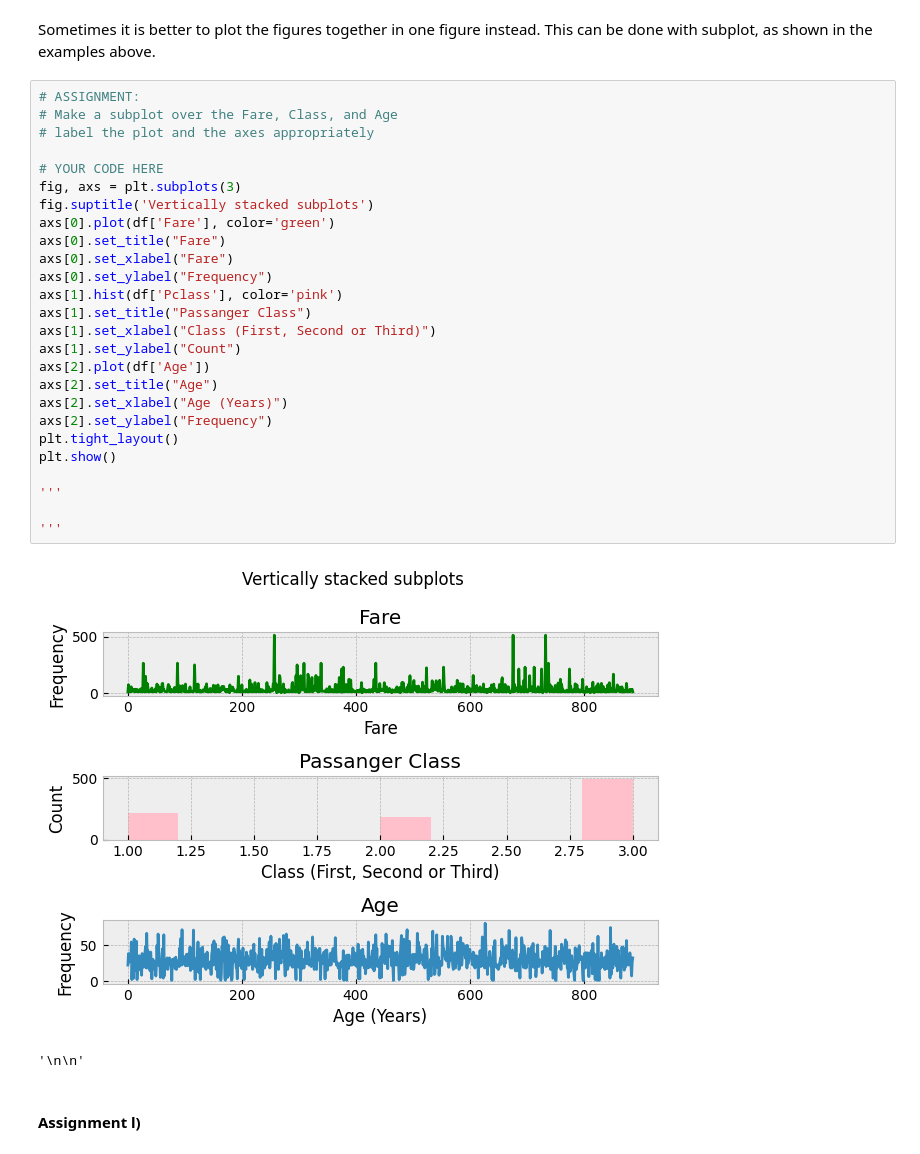
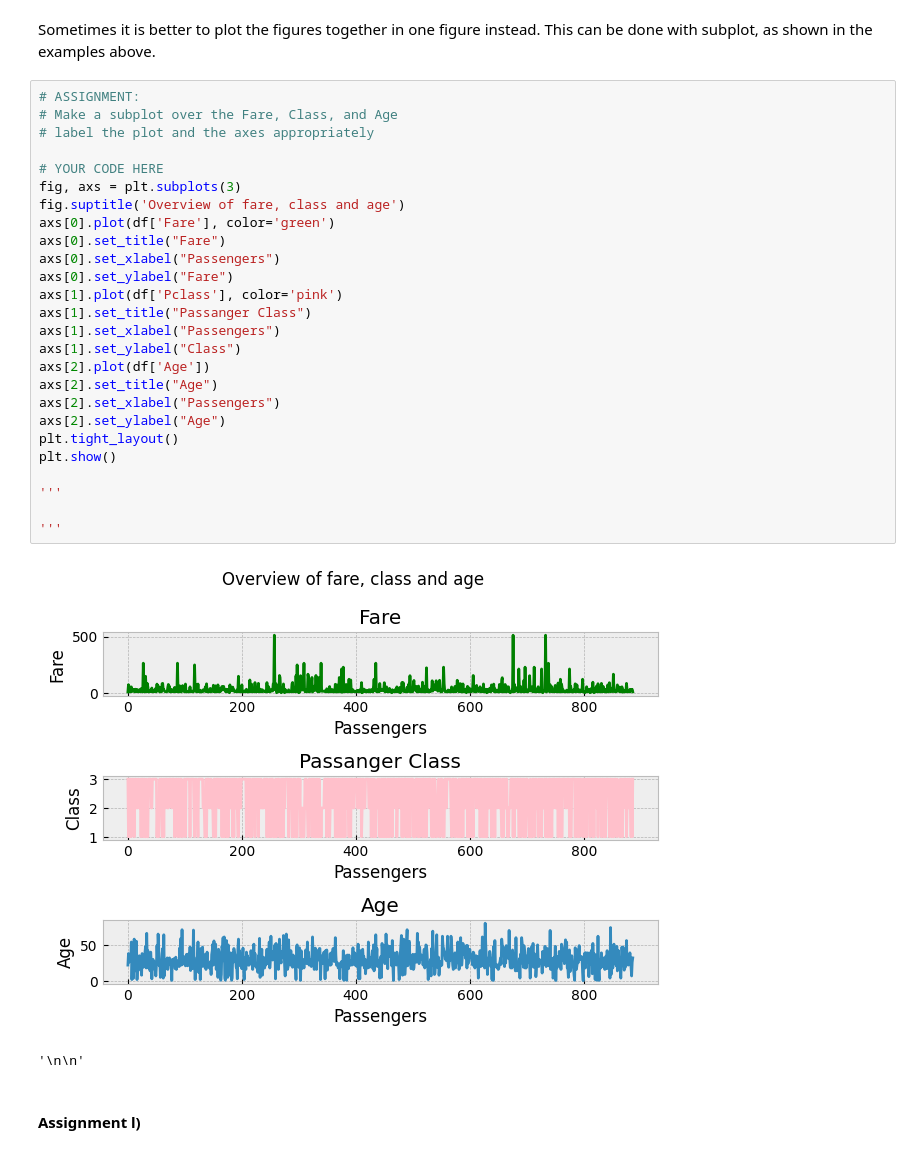
Before and after one commit to astridno/ml-1dl034-public-assignments, a Jupyter notebook: Assignments/Practical/PracticalNotebook2.ipynb, the cells around one changed output. Drawn from its saved outputs; the diff is of its cells as text.

```diff
--- a/Assignments/Practical/PracticalNotebook2.ipynb
+++ b/Assignments/Practical/PracticalNotebook2.ipynb
@@ -544,31 +544,31 @@ Sometimes it is better to plot the figures together in one figure instead. This
 # %%
 # ASSIGNMENT:
 # Make a subplot over the Fare, Class, and Age
 # label the plot and the axes appropriately
 
 # YOUR CODE HERE
 fig, axs = plt.subplots(3)
-fig.suptitle('Vertically stacked subplots')
+fig.suptitle('Overview of fare, class and age')
 axs[0].plot(df['Fare'], color='green')
 axs[0].set_title("Fare")
-axs[0].set_xlabel("Fare")
-axs[0].set_ylabel("Frequency")
-axs[1].hist(df['Pclass'], color='pink')
+axs[0].set_xlabel("Passengers")
+axs[0].set_ylabel("Fare")
+axs[1].plot(df['Pclass'], color='pink')
 axs[1].set_title("Passanger Class")
-axs[1].set_xlabel("Class (First, Second or Third)")
-axs[1].set_ylabel("Count")
+axs[1].set_xlabel("Passengers")
+axs[1].set_ylabel("Class")
 axs[2].plot(df['Age'])
 axs[2].set_title("Age")
-axs[2].set_xlabel("Age (Years)")
-axs[2].set_ylabel("Frequency")
+axs[2].set_xlabel("Passengers")
+axs[2].set_ylabel("Age")
 plt.tight_layout()
 plt.show()
 
 '''
 
 '''
 # %% [output]
-[figure, old version]
+[figure, new version]
 '\n\n'
 # %% [markdown]
 #### Assignment l)
```
